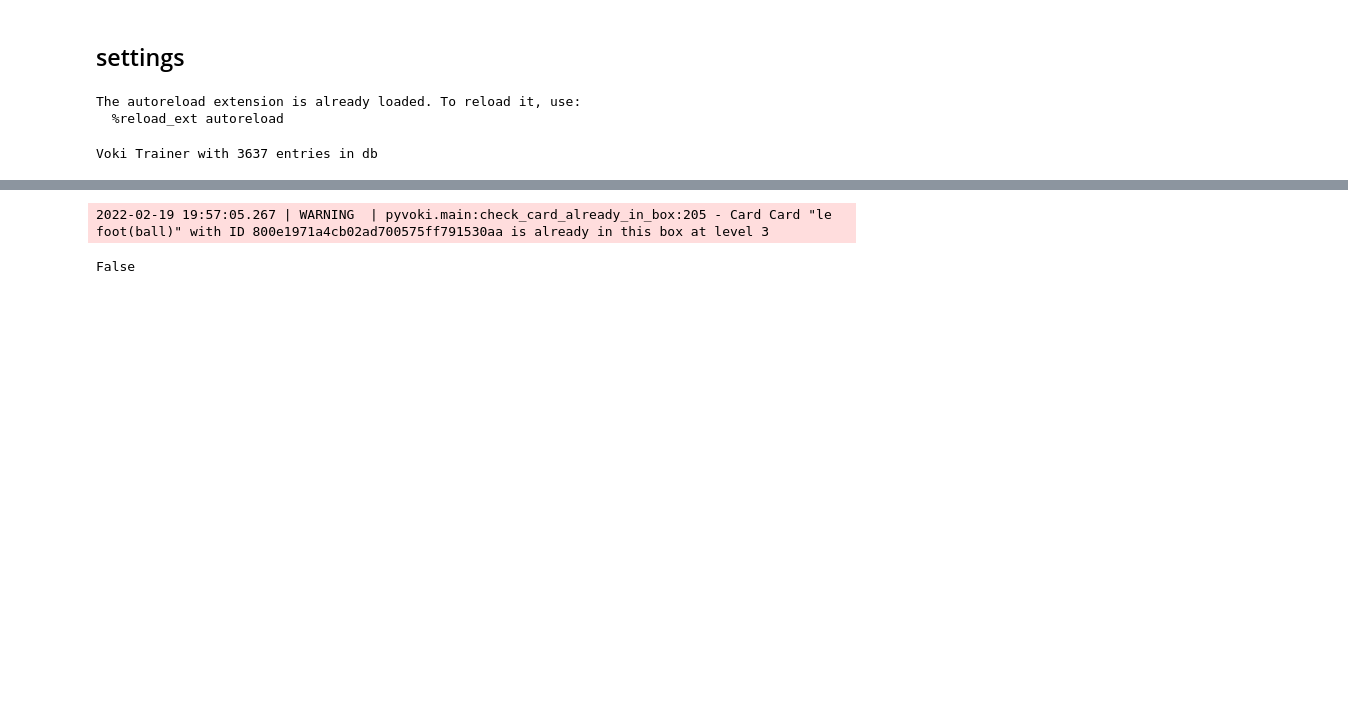
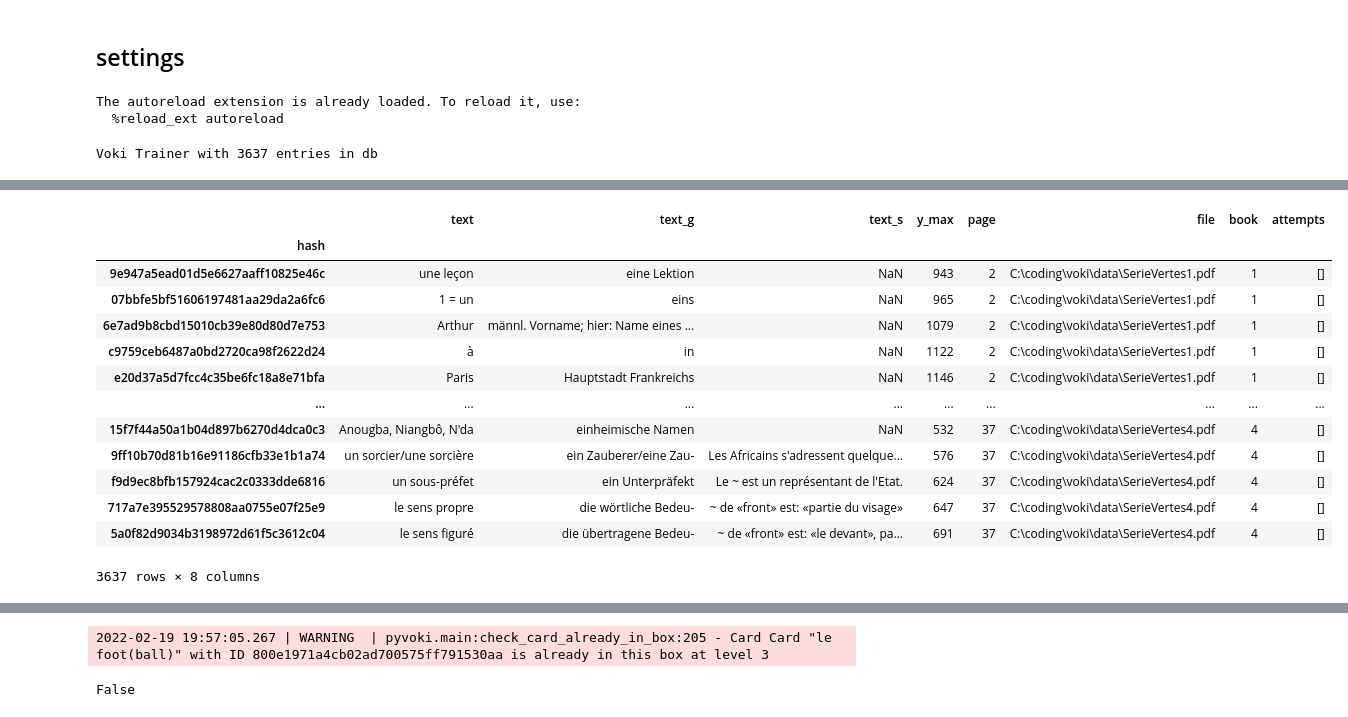
Before and after one commit to Dr-Nuke/voki, a Jupyter notebook: notebooks/Untitled.ipynb, the cells around one changed output, grey strips where cells are left out. Saved outputs shown, nothing was run; the diff lists cells and outputs as text; code cells hidden in the pictures; blank space fills up the shorter version.

```diff
--- a/notebooks/Untitled.ipynb
+++ b/notebooks/Untitled.ipynb
@@ -62,3 +58,20 @@ for card in cards[:MAX_BOX_CARDS - 1]:
+# %%
+trainer.db
+# %% [output]
+|  | text | text_g | text_s | y_max | page | file | book | attempts |
+| hash |  |  |  |  |  |  |  |  |
+| 9e947a5ead01d5e6627aaff10825e46c | une leçon | eine Lektion | NaN | 943 | 2 | C:\coding\voki\data\SerieVertes1.pdf | 1 | [] |
+| 07bbfe5bf51606197481aa29da2a6fc6 | 1 = un | eins | NaN | 965 | 2 | C:\coding\voki\data\SerieVertes1.pdf | 1 | [] |
+| 6e7ad9b8cbd15010cb39e80d80d7e753 | Arthur | männl. Vorname; hier: Name eines ... | NaN | 1079 | 2 | C:\coding\voki\data\SerieVertes1.pdf | 1 | [] |
+| c9759ceb6487a0bd2720ca98f2622d24 | à | in | NaN | 1122 | 2 | C:\coding\voki\data\SerieVertes1.pdf | 1 | [] |
+| e20d37a5d7fcc4c35be6fc18a8e71bfa | Paris | Hauptstadt Frankreichs | NaN | 1146 | 2 | C:\coding\voki\data\SerieVertes1.pdf | 1 | [] |
+| ... | ... | ... | ... | ... | ... | ... | ... | ... |
+| 15f7f44a50a1b04d897b6270d4dca0c3 | Anougba, Niangbô, N'da | einheimische Namen | NaN | 532 | 37 | C:\coding\voki\data\SerieVertes4.pdf | 4 | [] |
+| 9ff10b70d81b16e91186cfb33e1b1a74 | un sorcier/une sorcière | ein Zauberer/eine Zau- | Les Africains s'adressent quelque... | 576 | 37 | C:\coding\voki\data\SerieVertes4.pdf | 4 | [] |
+| f9d9ec8bfb157924cac2c0333dde6816 | un sous-préfet | ein Unterpräfekt | Le ~ est un représentant de l'Etat. | 624 | 37 | C:\coding\voki\data\SerieVertes4.pdf | 4 | [] |
+| 717a7e395529578808aa0755e07f25e9 | le sens propre | die wörtliche Bedeu- | ~ de «front» est: «partie du visage» | 647 | 37 | C:\coding\voki\data\SerieVertes4.pdf | 4 | [] |
+| 5a0f82d9034b3198972d61f5c3612c04 | le sens figuré | die übertragene Bedeu- | ~ de «front» est: «le devant», pa... | 691 | 37 | C:\coding\voki\data\SerieVertes4.pdf | 4 | [] |
+3637 rows × 8 columns
 # %%
 # %% [output]
 level 1
```
Also changed, not shown: parts of 6 cells of this notebook, 3 other files.
